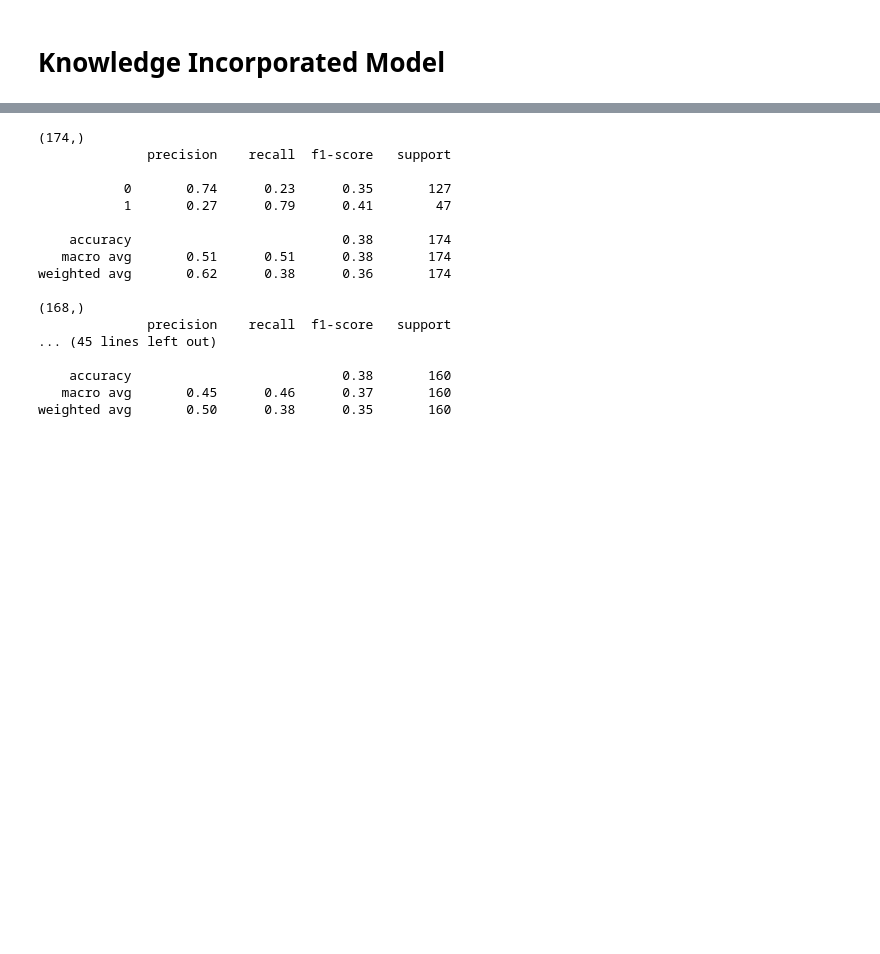
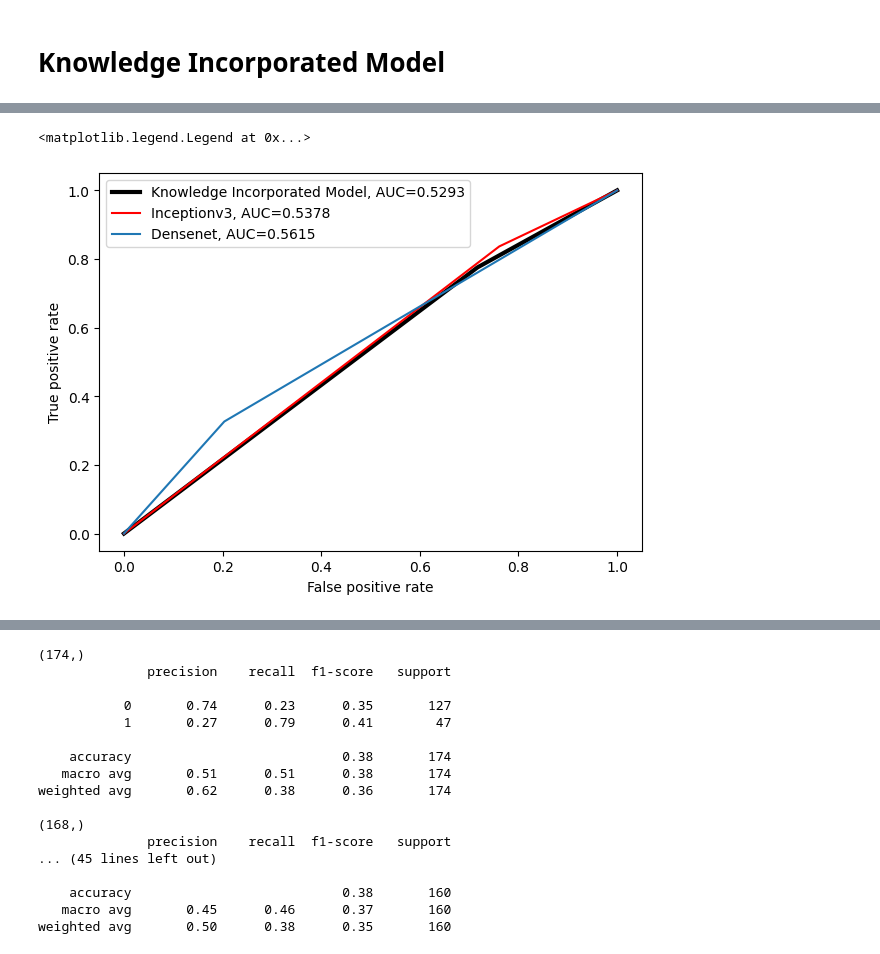
Before and after one commit to RummanAli/FYP2022-KnowledgeVision, a Jupyter notebook: G1020_KFoldCrossValidation.ipynb, the cells around one changed output, grey strips where cells are left out. Drawn from its saved outputs; the diff is of its cells as text; code cells hidden in the pictures; blank space fills up the shorter version.

```diff
--- a/G1020_KFoldCrossValidation.ipynb
+++ b/G1020_KFoldCrossValidation.ipynb
@@ -459,0 +885,19 @@ for i in range(6):
+# %%
+'''
+for i in range(6):
+  training_generator_final = DataGenerator(folds[i]['train'], labels)
+  validation_generator_final = DataGenerator(folds[i]['validation'], labels)
+  pretrained_model = tf.keras.models.load_model('drive/MyDrive/pretrained_fold'+str(i))
+  opt_rms = tf.keras.optimizers.RMSprop(lr=0.001,decay=1e-6)
+  final_model = knowledge_incorporated_model(pretrained_model)
+  final_model.compile(loss='categorical_crossentropy', optimizer=opt_rms, metrics=['accuracy'])
+  history_final = final_model.fit_generator(training_generator_final,validation_data=validation_generator_final,epochs = 20)
+  tf.keras.models.save_model(final_model,'drive/MyDrive/G1020_knowledge_incorporated_fold'+str(i))
+'''
+training_generator = DataGenerator(folds[4]['train'], labels)
+validation_generator = DataGenerator(folds[4]['test'], labels)
+opt_rms = tensorflow.keras.optimizers.RMSprop(lr=0.001,decay=1e-6)
+final_model = knowledge_incorporated_model()
+final_model.compile(loss='categorical_crossentropy', optimizer=opt_rms, metrics=['accuracy'])
+history_final = final_model.fit_generator(training_generator,validation_data=validation_generator,epochs = 20)
+tf.keras.models.save_model(final_model,'drive/MyDrive/G1020_knowledge_incorporated_fold4(dense+inception)_denseteacher_softmax')
@@ -459,0 +967,42 @@ for i in range(6):
+# %%
+import matplotlib.pyplot as plt
+from sklearn import metrics
+model_list = ['G1020_knowledge_incorporated_fold4(dense+inception)_logits_denseteacher']
+lab = ['Knowledge Incorporated Model']
+plt.figure(0).clf()
+plt.rcParams['figure.figsize'] = [7, 5]
+plt.rcParams['figure.dpi'] = 100
+for i,mod_type in enumerate(model_list):
+  model = tf.keras.models.load_model('/content/drive/MyDrive/'+mod_type)
+  y_true = []
+  outputs = []
+  know = []
+  know2 = []
+  for x in folds[4]['validation']:
+    y_true.append(labels[str(x)])
+    k = np.load('/content/drive/MyDrive/knowledge_g1020_best/'+str(x[:-4])+'.npy',allow_pickle= True)
+    k2= np.load('/content/drive/MyDrive/knowledge2_g1020_best/'+str(x[:-4])+'.npy',allow_pickle= True)
+    outputs.append(np.argmax(model([k,k2]),axis = -1))
+  fpr, tpr, _ = metrics.roc_curve(y_true, outputs)
+  auc = round(metrics.roc_auc_score(y_true, outputs), 4)
+  plt.plot(fpr,tpr,label=lab[i]+", AUC="+str(auc),color='black',linewidth=3)
+
+
+for x in folds[4]['validation']:
+    k = np.load('/content/drive/MyDrive/knowledge_g1020_best/'+str(x[:-4])+'.npy',allow_pickle= True)
+    k2= np.load('/content/drive/MyDrive/knowledge2_g1020_best/'+str(x[:-4])+'.npy',allow_pickle= True)
+    know.append(k)
+    know2.append(k2)
+fpr, tpr, _ = metrics.roc_curve(y_true, np.argmax(know,axis = -1))
+auc = round(metrics.roc_auc_score(y_true, np.argmax(know,axis = -1)), 4)
+plt.plot(fpr,tpr,label="Inceptionv3"+", AUC="+str(auc),color='red')
+fpr, tpr, _ = metrics.roc_curve(y_true, np.argmax(know2,axis = -1))
+auc = round(metrics.roc_auc_score(y_true, np.argmax(know2,axis = -1)), 4)
+plt.plot(fpr,tpr,label="Densenet"+", AUC="+str(auc))
+
+plt.xlabel('False positive rate')
+plt.ylabel('True positive rate')
+plt.legend(loc= "best")
+# %% [output]
+<matplotlib.legend.Legend at 0x...>
+[figure, added]
```
Also changed, not shown: parts of 31 cells of this notebook.
